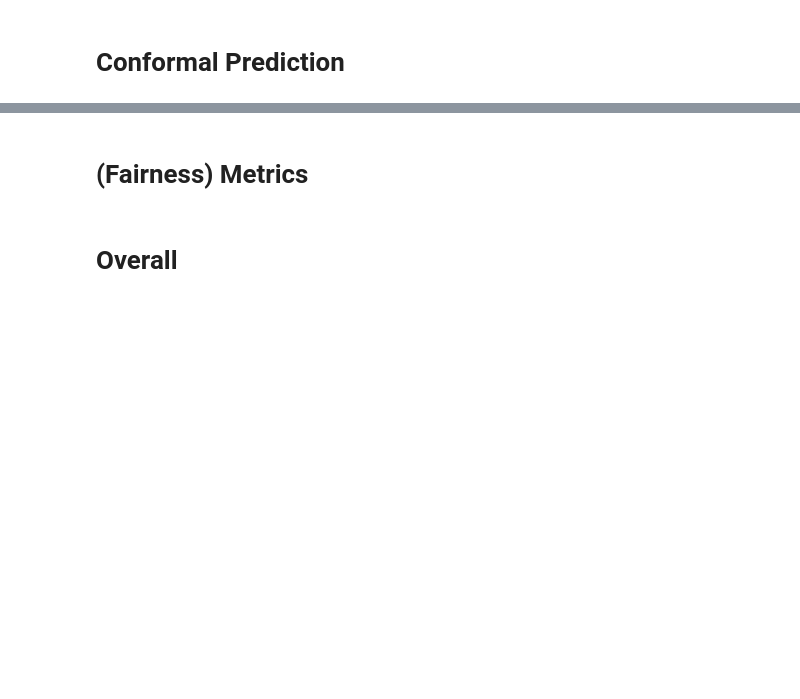
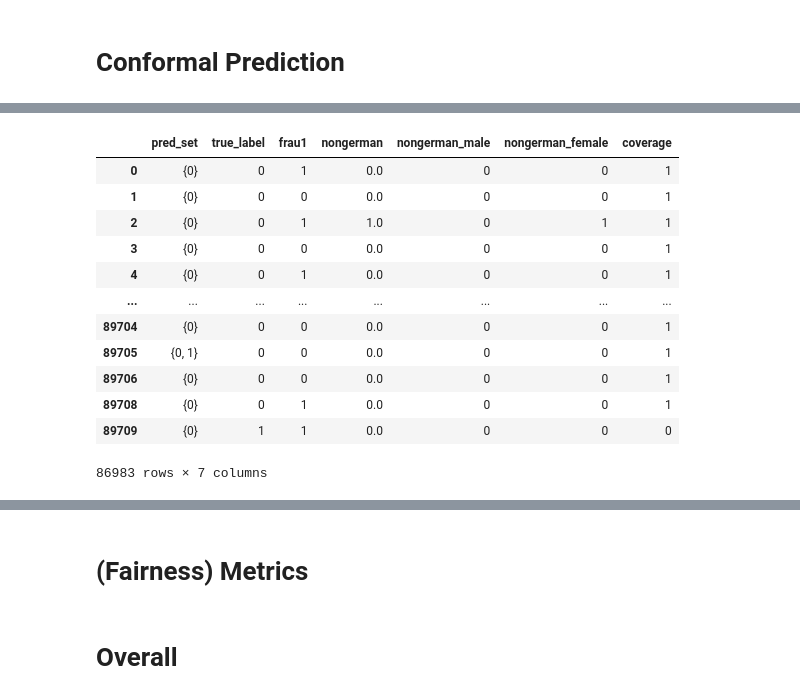
Before and after one commit to jsbroden/CMA_Fairness_v2, a Jupyter notebook: universe_analysis.ipynb, the cells around one changed output, grey strips where cells are left out. Saved outputs shown, nothing was run; the diff lists cells and outputs as text; code cells hidden in the pictures; blank space fills up the shorter version.

Commit message:
started adding conditional coverage analysis

```diff
--- a/universe_analysis.ipynb
+++ b/universe_analysis.ipynb
@@ -212,7 +232,7 @@ model.predict(X_test)
 # Conformal Prediction
 # %%
 # Miscoverage level for conformal prediction (10% allowed error rate => 90% target coverage)
-alpha = 0.2
+alpha = 0.1
 # %%
 probs_calib = model.predict_proba(X_calib)
 # %%
@@ -273,0 +311,27 @@ cp_metrics_df.to_csv(output_file, index=False)
+# %%
+def build_cp_groups(pred_sets, y_test, test_idx, X_test_full):
+    """
+    Build a DataFrame of conformal prediction results with subgroup info.
+    - pred_sets: list of prediction sets for each test sample (in order of test_idx).
+    - y_test: Series or array of true labels for test samples.
+    - test_idx: index of the test samples corresponding to pred_sets.
+    - X_test_full: DataFrame of test features **including protected attributes**.
+    """
+    cp_df = pd.DataFrame(index=test_idx.copy())
+    # Store prediction sets (convert each to a set of ints for consistency)
+    cp_df['pred_set']   = pd.Series(pred_sets, index=test_idx).apply(lambda s: {int(x) for x in s})
+    cp_df['true_label'] = y_test.reindex(test_idx)
+    # Bring in protected attributes from the full test set
+    cp_df['frau1']    = X_test_full.loc[test_idx, 'frau1']          # 1 = female, 0 = male
+    # Derive 'nongerman' flag ('maxdeutsch1' indicates German (1) vs non-German (0))
+    cp_df['nongerman'] = np.where(X_test_full.loc[test_idx, 'maxdeutsch1'] == 0, 1, 0)
+    # Handle missing nationality information if applicable
+    if 'maxdeutsch.Missing.' in X_test_full.columns:
+        missing_mask = (X_test_full.loc[test_idx, 'maxdeutsch.Missing.'] == 1)
+        cp_df.loc[missing_mask, 'nongerman'] = np.nan
+    # Derive intersectional subgroup flags
+    cp_df['nongerman_male']   = np.where((cp_df['nongerman'] == 1) & (cp_df['frau1'] == 0), 1, 0)
+    cp_df['nongerman_female'] = np.where((cp_df['nongerman'] == 1) & (cp_df['frau1'] == 1), 1, 0)
+    # (Optional) drop samples with missing subgroup info
+    cp_df = cp_df.dropna(subset=['nongerman'])
+    return cp_df
@@ -273,0 +358,3 @@ cp_metrics_df.to_csv(output_file, index=False)
+# %%
+cp_groups_df = build_cp_groups(pred_sets, y_true, X_test.index, org_test)
+#needs universe_id and setting
@@ -273,0 +396,22 @@ cp_metrics_df.to_csv(output_file, index=False)
+# %%
+# 1) define coverage = 1 if true_label is in the predicted set
+cp_groups_df['coverage'] = cp_groups_df.apply(
+    lambda r: int(r['true_label'] in r['pred_set']),
+    axis=1
+)
+# %%
+cp_groups_df
+# %% [output]
+|  | pred_set | true_label | frau1 | nongerman | nongerman_male | nongerman_female | coverage |
+| 0 | {0} | 0 | 1 | 0.0 | 0 | 0 | 1 |
+| 1 | {0} | 0 | 0 | 0.0 | 0 | 0 | 1 |
+| 2 | {0} | 0 | 1 | 1.0 | 0 | 1 | 1 |
+| 3 | {0} | 0 | 0 | 0.0 | 0 | 0 | 1 |
+| 4 | {0} | 0 | 1 | 0.0 | 0 | 0 | 1 |
+| ... | ... | ... | ... | ... | ... | ... | ... |
+| 89704 | {0} | 0 | 0 | 0.0 | 0 | 0 | 1 |
+| 89705 | {0, 1} | 0 | 0 | 0.0 | 0 | 0 | 1 |
+| 89706 | {0} | 0 | 0 | 0.0 | 0 | 0 | 1 |
+| 89708 | {0} | 0 | 1 | 0.0 | 0 | 0 | 1 |
+| 89709 | {0} | 1 | 1 | 0.0 | 0 | 0 | 0 |
+86983 rows × 7 columns
```
Also changed, not shown: parts of 19 cells of this notebook, 1 other file.
